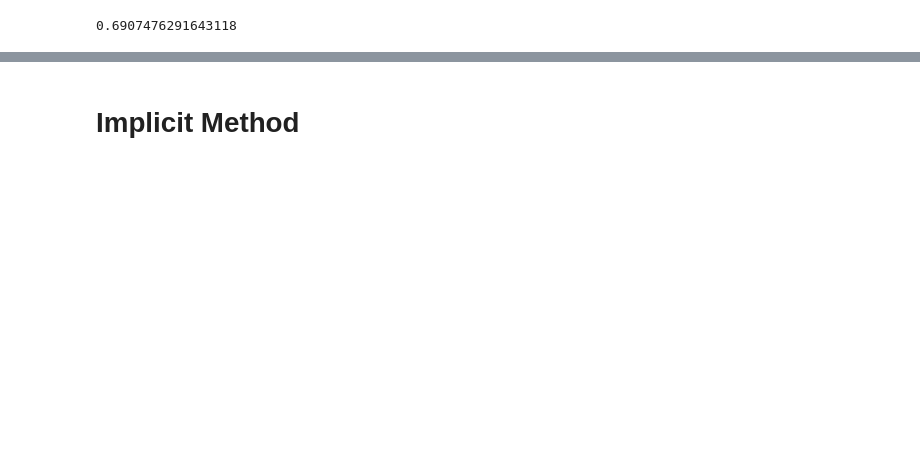
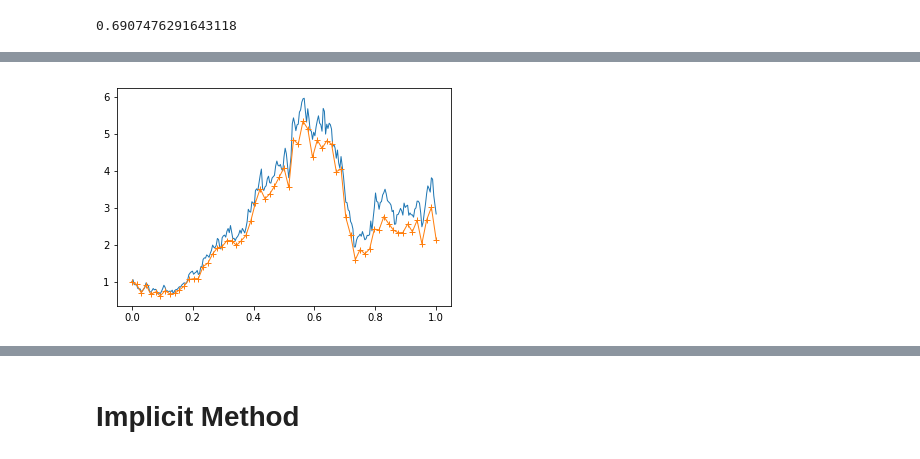
Before and after one commit to tao-yu/cox-ingersoll-ross, a Jupyter notebook: sim/Higham.ipynb, the cells around one changed output, grey strips where cells are left out. Saved outputs shown, nothing was run; the diff lists cells and outputs as text; code cells hidden in the pictures; blank space fills up the shorter version.

```diff
--- a/sim/Higham.ipynb
+++ b/sim/Higham.ipynb
@@ -114,3 +114,39 @@ Using Matlab Random Numbers
 X_true[-1] - X_em[-1]
 # %% [output]
 0.6907476291643118
+# %%
+def brownian_path(T, N):
+    dt = T/N
+    dW = np.sqrt(dt)*randn(N)
+    dW = np.insert(dW, 0, 0)
+    W = np.cumsum(dW)
+    t = np.arange(0, T+dt, dt)
+    return t, W
+# %%
+def solve_em(f, g, X_0, t, W):
+    X_em = np.zeros(len(W))
+    X_temp = X_0
+    X_em[0] = X_0
+    for j in range(1, len(W)):
+        W_inc = W[j] - W[j-1]
+        dt = t[j] - t[j-1]
+        X_temp = X_temp + dt*f(X_temp) + g(X_temp)*W_inc
+        X_em[j] = X_temp
+    return t, X_em
+# %%
+%%time
+reset_seed()
+
+lamda = 2
+X_0 = 1
+mu = 1
+f = lambda x: lamda * x
+g = lambda x: mu * x
+
+t, W = brownian_path(1, 2**8)
+X_true = X_0 * np.exp((lamda-0.5*mu**2)*t + mu*W)
+t_em, X_em = solve_em(f, g, X_0, t[::4], W[::4])
+
+plt.plot(t, X_true, linewidth=1)
+plt.plot(t_em, X_em, "+-", linewidth=1)
+# %% [output]
@@ -116,0 +155 @@ X_true[-1] - X_em[-1]
+[figure, added]
```
Also changed, not shown: parts of 9 cells of this notebook.
